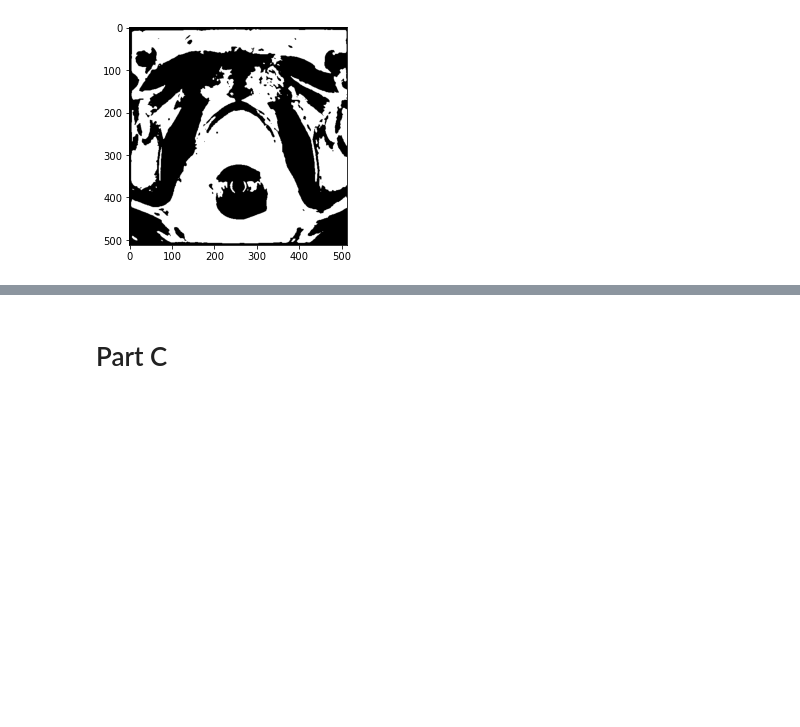
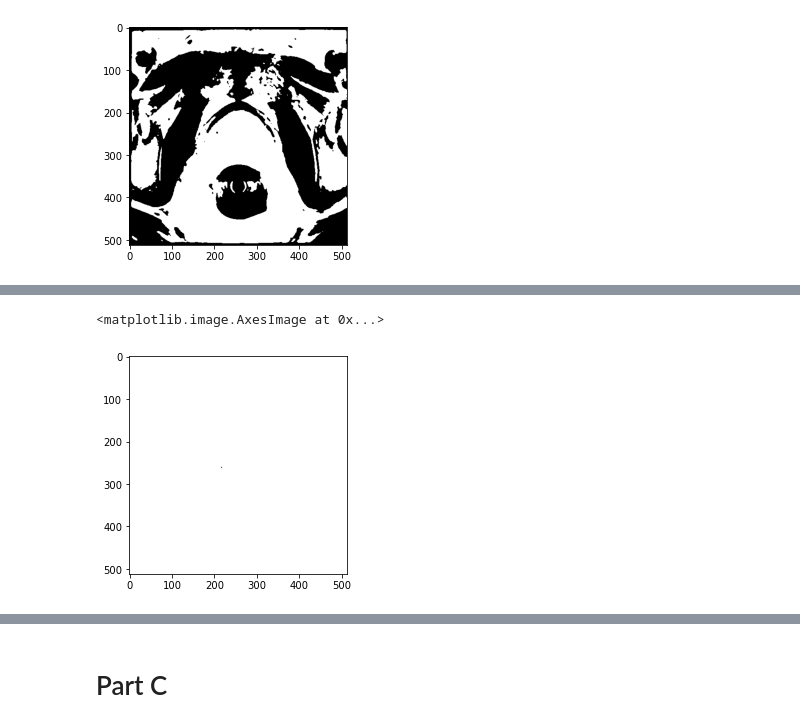
Before and after one commit to NingyouLi/miniProject_NingyouLi, a Jupyter notebook: mini_project.ipynb, the cells around one changed output, grey strips where cells are left out. Cells and saved outputs as stored; diff of their text form; code cells hidden in the pictures; blank space fills up the shorter version.

```diff
--- a/mini_project.ipynb
+++ b/mini_project.ipynb
@@ -257,0 +294,17 @@ print(otsu_filter.GetThreshold())
+# %%
+fastMarching = sitk.FastMarchingImageFilter()
+
+#seedValue = 0
+trialPoint = ((217,261,22))
+
+
+fastMarching.AddTrialPoint(trialPoint)
+
+fastMarching.SetStoppingValue(1100)
+
+fastMarchingOutput = fastMarching.Execute(sigmoidOutput)
+
+plt.imshow(sitk.GetArrayFromImage(fastMarchingOutput[:,:,22]))
+# %% [output]
+<matplotlib.image.AxesImage at 0x...>
+[figure, added]
```
Also changed, not shown: parts of 55 cells of this notebook.
